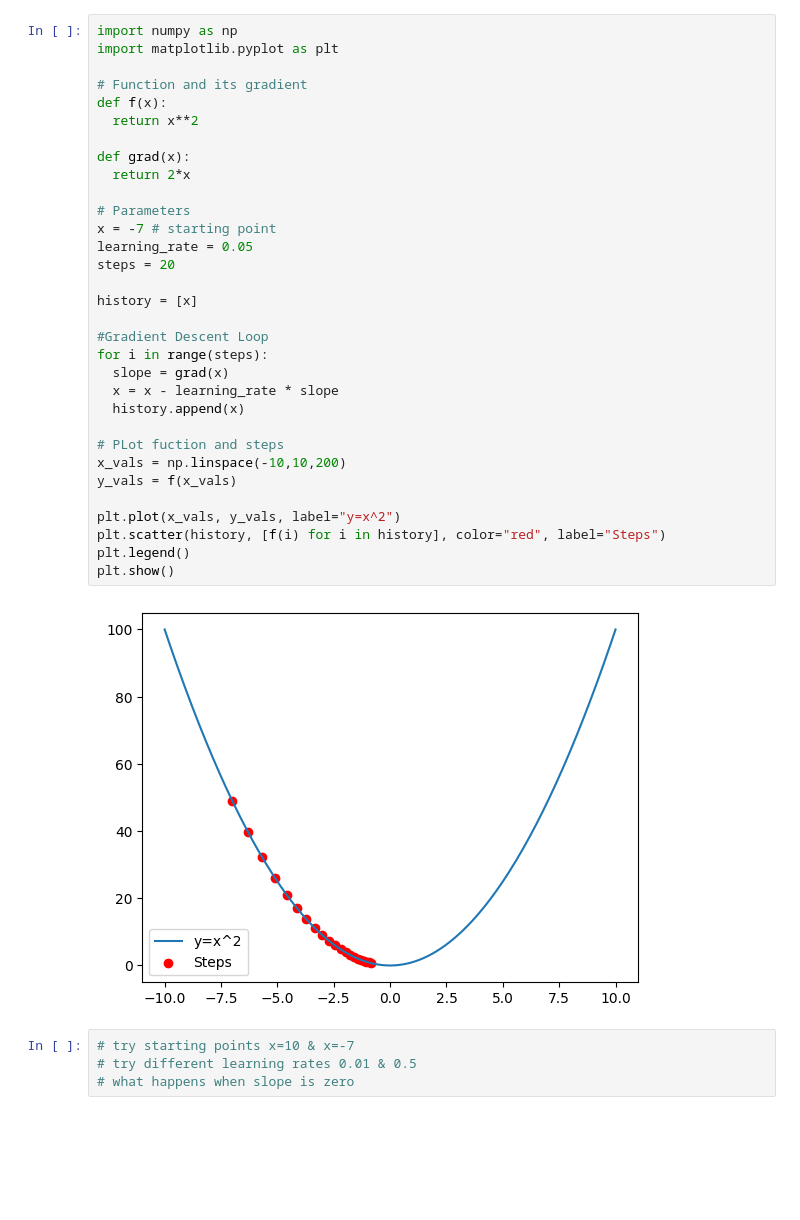
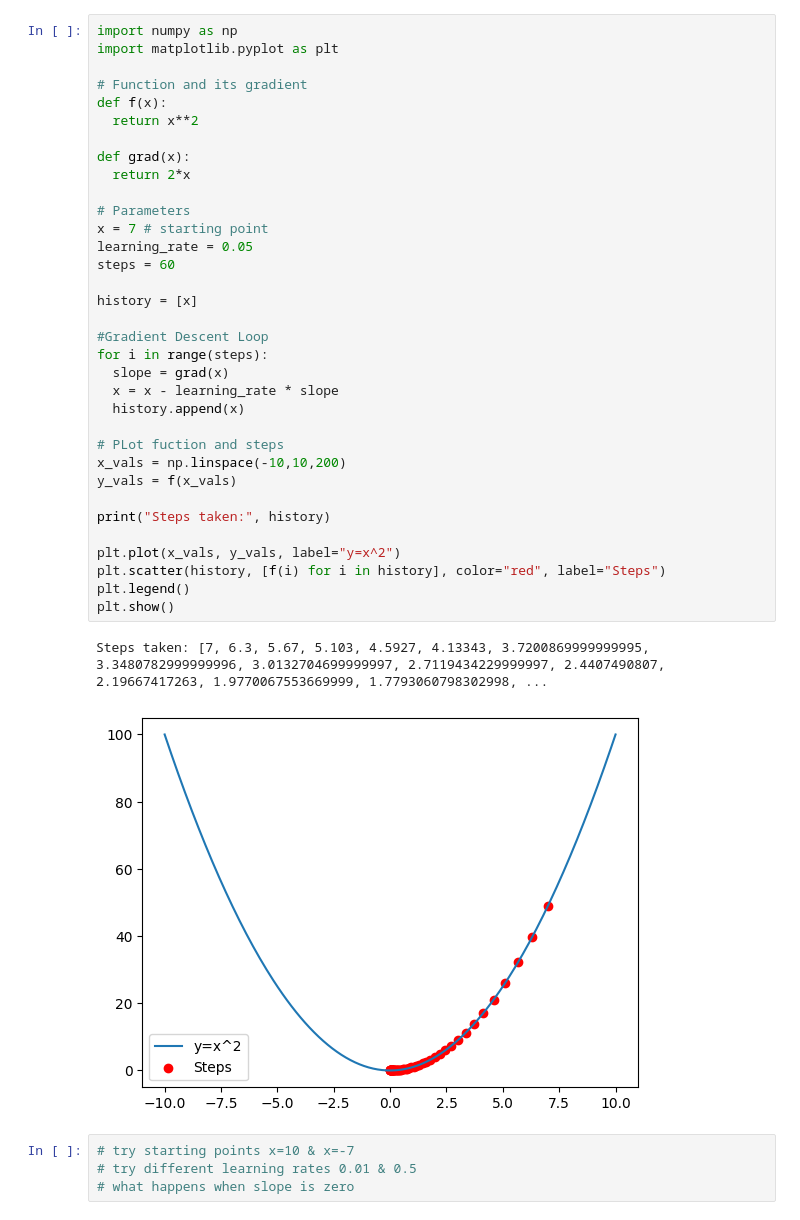
Before and after one commit to Sakib0626Q2/IITJ-Sem2-AI-DS, a Jupyter notebook: Numerical Optimization/Practical Session/Copy_of_NO_Session_Week_2.ipynb, the cells around one changed output. Cells and saved outputs as stored; diff of their text form; blank space fills up the shorter version.

```diff
--- a/Numerical Optimization/Practical Session/Copy_of_NO_Session_Week_2.ipynb
+++ b/Numerical Optimization/Practical Session/Copy_of_NO_Session_Week_2.ipynb
@@ -2,36 +2,39 @@
 import numpy as np
 import matplotlib.pyplot as plt
 
 # Function and its gradient
 def f(x):
   return x**2
 
 def grad(x):
   return 2*x
 
 # Parameters
-x = -7 # starting point
+x = 7 # starting point
 learning_rate = 0.05
-steps = 20
+steps = 60
 
 history = [x]
 
 #Gradient Descent Loop
 for i in range(steps):
   slope = grad(x)
   x = x - learning_rate * slope
   history.append(x)
 
 # PLot fuction and steps
 x_vals = np.linspace(-10,10,200)
 y_vals = f(x_vals)
 
+print("Steps taken:", history)
+
 plt.plot(x_vals, y_vals, label="y=x^2")
 plt.scatter(history, [f(i) for i in history], color="red", label="Steps")
 plt.legend()
 plt.show()
 # %% [output]
+Steps taken: [7, 6.3, 5.67, 5.103, 4.5927, 4.13343, 3.7200869999999995, 3.3480782999999996, 3.0132704699999997, 2.7119434229999997, 2.4407490807, 2.19667417263, 1.9770067553669999, 1.7793060798302998, ...
-[figure, old version]
+[figure, new version]
 # %%
 # try starting points x=10 & x=-7
 # try different learning rates 0.01 & 0.5
```
Also changed, not shown: 30 other files.
